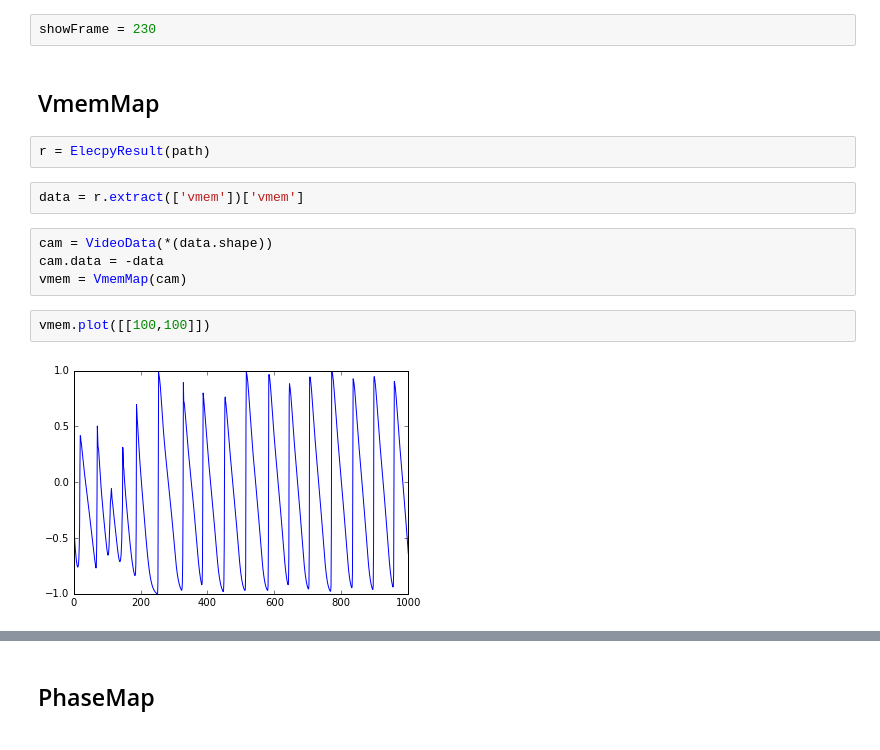
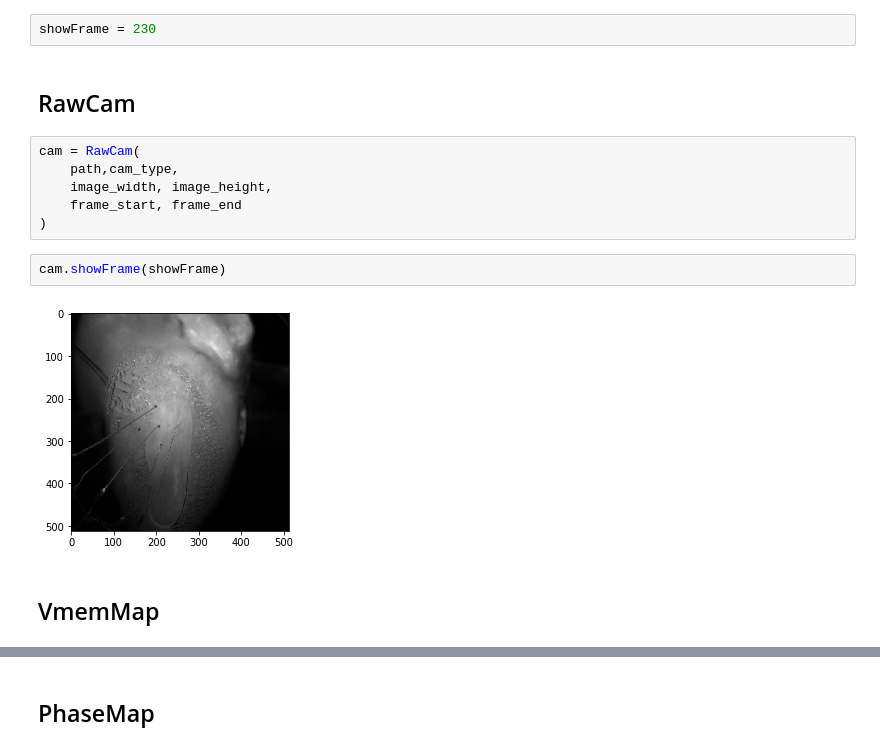
Before and after one commit to chenaoki/nb_opmap, a Jupyter notebook: main.ipynb, the cells around one changed output, grey strips where cells are left out. Saved outputs shown, nothing was run; the diff lists cells and outputs as text.

```diff
--- a/main.ipynb
+++ b/main.ipynb
@@ -17,19 +19,19 @@ path = "/mnt/recordings/SimulationResult/2018-02-01/"
 # %%
 showFrame = 230
+# %% [markdown]
+## RawCam
+# %%
+cam = RawCam(
+    path,cam_type,
+    image_width, image_height,
+    frame_start, frame_end
+)
+# %%
+cam.showFrame(showFrame)
+# %% [output]
+[figure, added]
 # %% [markdown]
 ## VmemMap
-# %%
-r = ElecpyResult(path)
-# %%
-data = r.extract(['vmem'])['vmem']
-# %%
-cam = VideoData(*(data.shape))
-cam.data = -data
-vmem = VmemMap(cam)
-# %%
-vmem.plot([[100,100]])
-# %% [output]
-[figure, removed]
 # %%
 vmem = VmemMap(cam)
 vmem.showFrame(showFrame)
```
Also changed, not shown: parts of 18 cells of this notebook.
